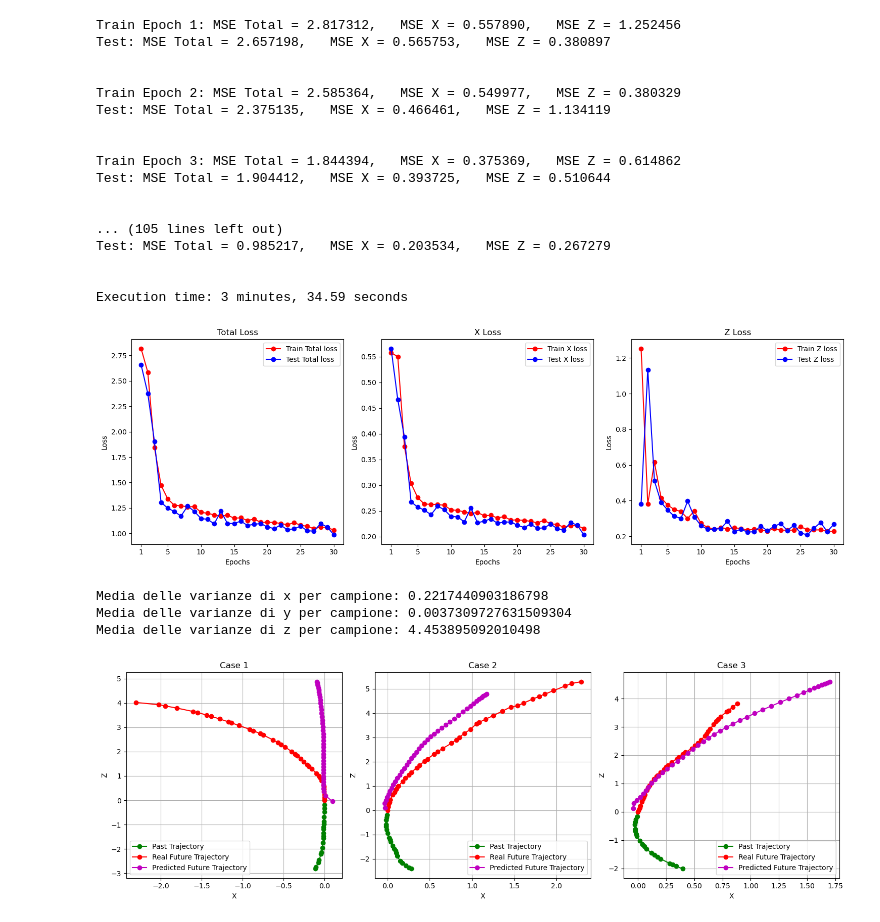
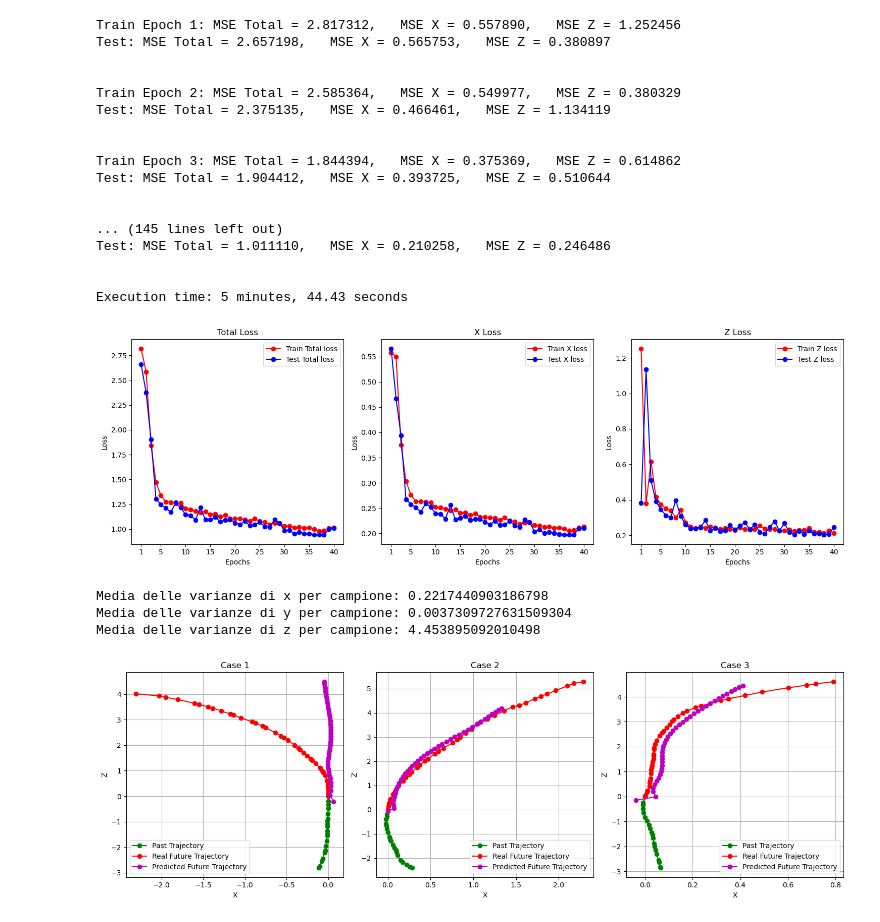
Before and after one commit to AlexSanta/Lab_Image_and_Video_Analysis, a Jupyter notebook: step1.ipynb, the cells around one changed output. Cells and saved outputs as stored; diff of their text form; code cells hidden in the pictures.

Commit message:
Early stopping added

```diff
--- a/step1.ipynb
+++ b/step1.ipynb
@@ -11,12 +12,15 @@ from torch.utils.data import Dataset, DataLoader, random_split
 # %%
 folder_path = "samples_data"
 batch_size = 64
-epochs = 30
+epochs = 40
 lr = 0.001
 num_layers = 2
 hidden_size= 128
 input_size = 2 #non si considera la y
 output_size = 2 #non si considera la y
+past_seconds = 2
+future_seconds = 4
+framerate = 10
 # %%
 class CustomDataset1(Dataset):
     def __init__(self, folder_path, past_seconds=2, future_seconds=4, framerate=10):
@@ -176,7 +180,8 @@ def plot_loss(epochs, train_losses_total, test_losses_total, train_losses_x, tes
     plt.tight_layout()  # Per evitare sovrapposizioni
     plt.show()
 # %%
-dataset = CustomDataset1(folder_path=folder_path)
+dataset = CustomDataset1(folder_path=folder_path, past_seconds=past_seconds, future_seconds=future_seconds,
+                         framerate=framerate)
 torch.manual_seed(42) # per avere lo stesso split di train/test ad ogni esecuzione
 train_set, test_set = random_split(dataset, [0.75, 0.25])
 train_loader = DataLoader(train_set, num_workers=2, batch_size=batch_size, shuffle=True)
@@ -186,6 +191,7 @@ device = torch.device('cuda' if torch.cuda.is_available() else 'cpu')
 model = MyGRU(input_size=input_size, hidden_size=hidden_size, output_size=output_size,
               num_layers=num_layers).to(device=device)
 optimizer = optim.Adam(model.parameters(), lr=lr, weight_decay=1e-5)
+old_weights = copy.deepcopy(model.state_dict()) #add
 
 train_losses_x = []
 train_losses_z = []
@@ -199,14 +205,20 @@ start_time = time.time()
 for epoch in range(1, epochs + 1):
     #esegue un'epoca di training
     train_loss_total, train_loss_x, train_loss_z = train(model, device, train_loader, optimizer, epoch)
+    test_loss_total, test_loss_x, test_loss_z = test(model, device, test_loader)
+
+    if(epoch!=1 and test_loss_total - test_losses_total[-1] > 1): #add
+        model.load_state_dict(old_weights)
+        print("Early stopping applied!")
+        break
+
     train_losses_total.append(train_loss_total)
     train_losses_x.append(train_loss_x)
     train_losses_z.append(train_loss_z)
-
-    test_loss_total, test_loss_x, test_loss_z = test(model, device, test_loader)
     test_losses_total.append(test_loss_total)
     test_losses_x.append(test_loss_x)
     test_losses_z.append(test_loss_z)
+    old_weights = copy.deepcopy(model.state_dict()) # add
     print("\n")
 
 end_time = time.time()
@@ -229,15 +241,16 @@ Train Epoch 3: MSE Total = 1.844394,   MSE X = 0.375369,   MSE Z = 0.614862
 Test: MSE Total = 1.904412,   MSE X = 0.393725,   MSE Z = 0.510644
 
 
-... (105 lines left out)
-Test: MSE Total = 0.985217,   MSE X = 0.203534,   MSE Z = 0.267279
+... (145 lines left out)
+Test: MSE Total = 1.011110,   MSE X = 0.210258,   MSE Z = 0.246486
 
 
-Execution time: 3 minutes, 34.59 seconds
+Execution time: 5 minutes, 44.43 seconds
 # %%
-plot_loss(epochs, train_losses_total, test_losses_total, train_losses_x, test_losses_x, train_losses_z, test_losses_z)
+plot_loss(len(train_losses_total), train_losses_total, test_losses_total, train_losses_x, test_losses_x, train_losses_z,
+          test_losses_z)
 # %% [output]
-[figure, old version]
+[figure, new version]
 # %%
 '''
 all_variances_x = []
@@ -272,32 +285,32 @@ batch = next(iter(test_loader)) # prende un batch dal test_loader
 past_batch, future_batch = batch  # estrae passato e futuro dal batch
 
 # seleziona tre esempi diversi dal batch
-indices = [3, 20, 37]  # indici di tre campioni
+indices = [3, 20, 42]  # indici di tre campioni
 examples = [(past_batch[i], future_batch[i]) for i in indices]
 
 fig, axes = plt.subplots(1, 3, figsize=(15, 5))
 
 for i, (past, future) in enumerate(examples):
     past = past.cpu().numpy()
     future = future.cpu().numpy()
 
     # Predizione del modello
     past_tensor = past_batch[indices[i]].unsqueeze(0).to(device)  # prende un campione e aggiunge batch dim
     with torch.no_grad():
         predicted_future = model(past_tensor).squeeze(0).cpu().detach().numpy()  # predice e converte in numpy
 
     # Plot
     axes[i].plot(past[:, 0], past[:, 1], 'g-o', label="Past Trajectory")
     axes[i].plot(future[:, 0], future[:, 1], 'r-o', label="Real Future Trajectory")
     axes[i].plot(predicted_future[:, 0], predicted_future[:, 1], 'm-o', label="Predicted Future Trajectory")
 
     axes[i].set_xlabel("X")
     axes[i].set_ylabel("Z")
     axes[i].set_title(f"Case {i+1}")
     axes[i].legend()
     axes[i].grid()
 
 plt.tight_layout()
 plt.show()
 # %% [output]
-[figure, old version]
+[figure, new version]
```
Also changed, not shown: parts of 1 cell of this notebook.
